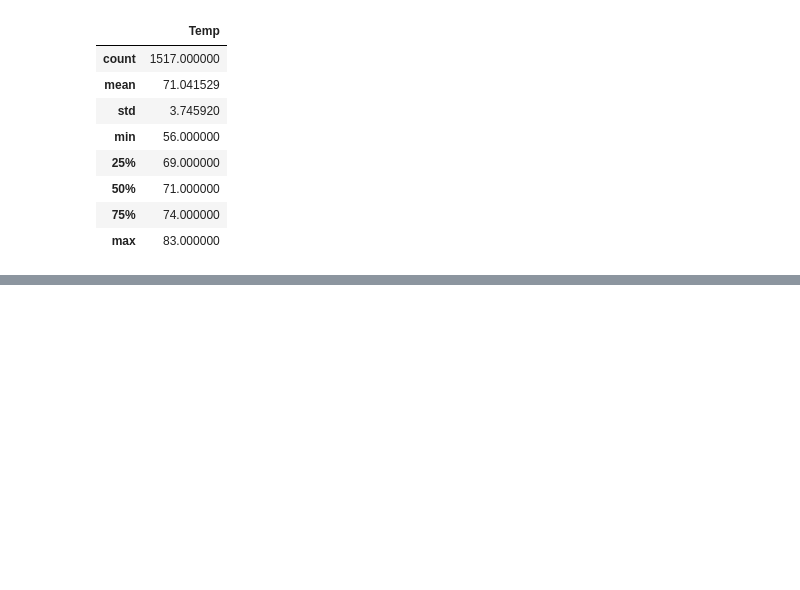
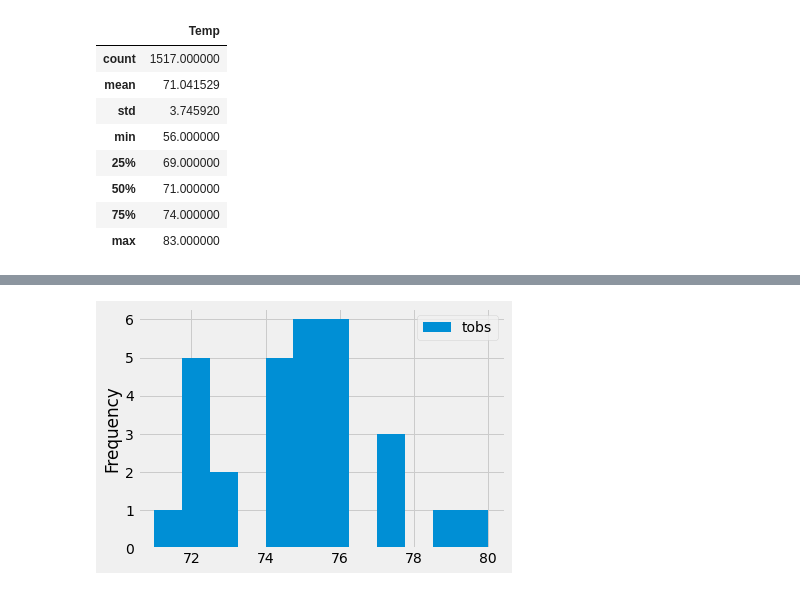
Before and after one commit to mattnelson-code/Surfs_Up, a Jupyter notebook: SurfsUp_Challenge.ipynb, the cells around one changed output, grey strips where cells are left out. Cells and saved outputs as stored; diff of their text form; code cells hidden in the pictures; blank space fills up the shorter version.

```diff
--- a/SurfsUp_Challenge.ipynb
+++ b/SurfsUp_Challenge.ipynb
@@ -151,10 +154,16 @@ SyntaxError: unexpected EOF while parsing (<ipython-input-13-bddddebd04b4>, line
 # %%
-# Station Analysis: Plot Temperature Observations for the Most Active Station
+# Station Analysis: Plot Temperature Observations for the Most Active Station in June.
+# Calculate the date one year from the last date in data set.
+prev_year = dt.date(2017, 8, 23) - dt.timedelta(days=365)
+
 results = session.query(Measurement.tobs).\
 filter(Measurement.station == 'USC00519281').\
-filter(Measurement.date >= prev_year).all()
+filter(Measurement.date >= prev_year).\
+filter(extract('month', Measurement.date) == 6).all()
 
 df = pd.DataFrame(results, columns=['tobs'])
 
 df.plot.hist(bins=12)
 plt.tight_layout()
+# %% [output]
+[figure, added]
```
Also changed, not shown: parts of 6 cells of this notebook, 1 other file.
